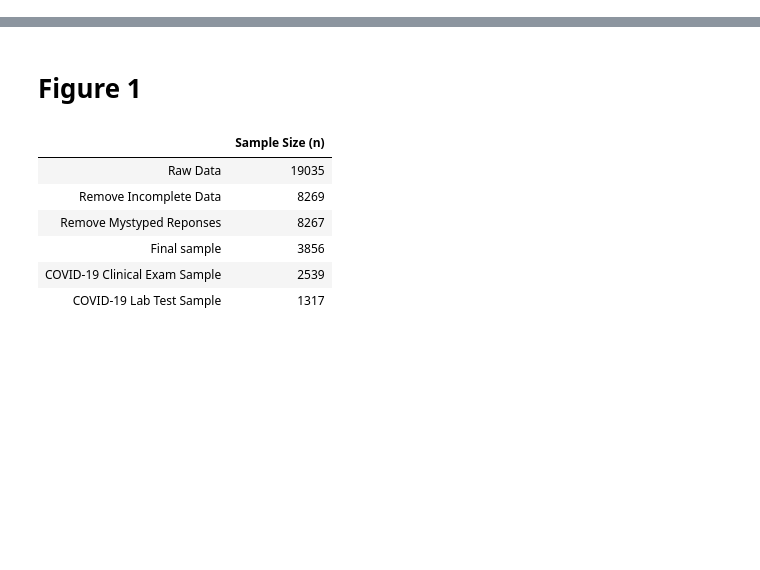
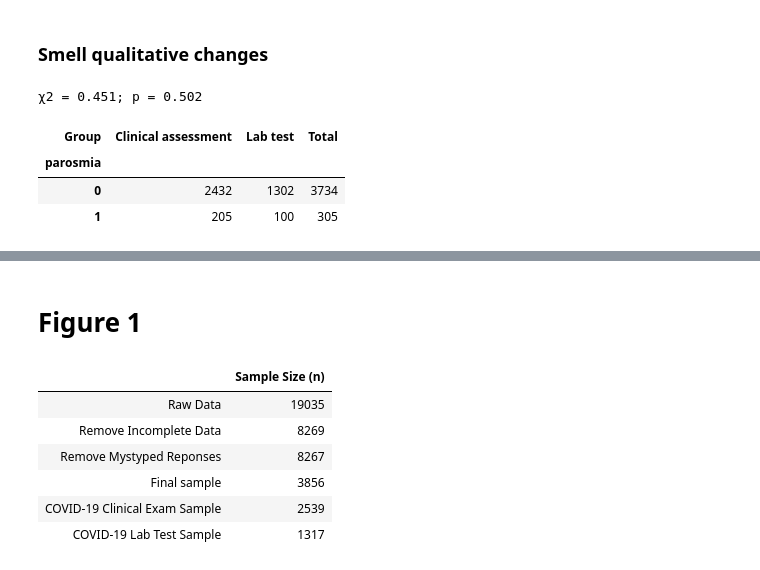
Before and after one commit to GCCR/GCCR001, a Jupyter notebook: analysis/paper/analysis.ipynb, the cells around one changed output, grey strips where cells are left out. Cells and saved outputs as stored; diff of their text form; code cells hidden in the pictures; blank space fills up the shorter version.

```diff
--- a/analysis/paper/analysis.ipynb
+++ b/analysis/paper/analysis.ipynb
@@ -109,0 +112,10 @@ n_test = d_test.shape[0]
+# %% [markdown]
+### Smell qualitative changes
+# %%
+contingency_table(d, ['Group', 'parosmia'])
+# %% [output]
+χ2 = 0.451; p = 0.502
+| Group | Clinical assessment | Lab test | Total |
+| parosmia |  |  |  |
+| 0 | 2432 | 1302 | 3734 |
+| 1 | 205 | 100 | 305 |
```
Also changed, not shown: parts of 30 cells of this notebook.
